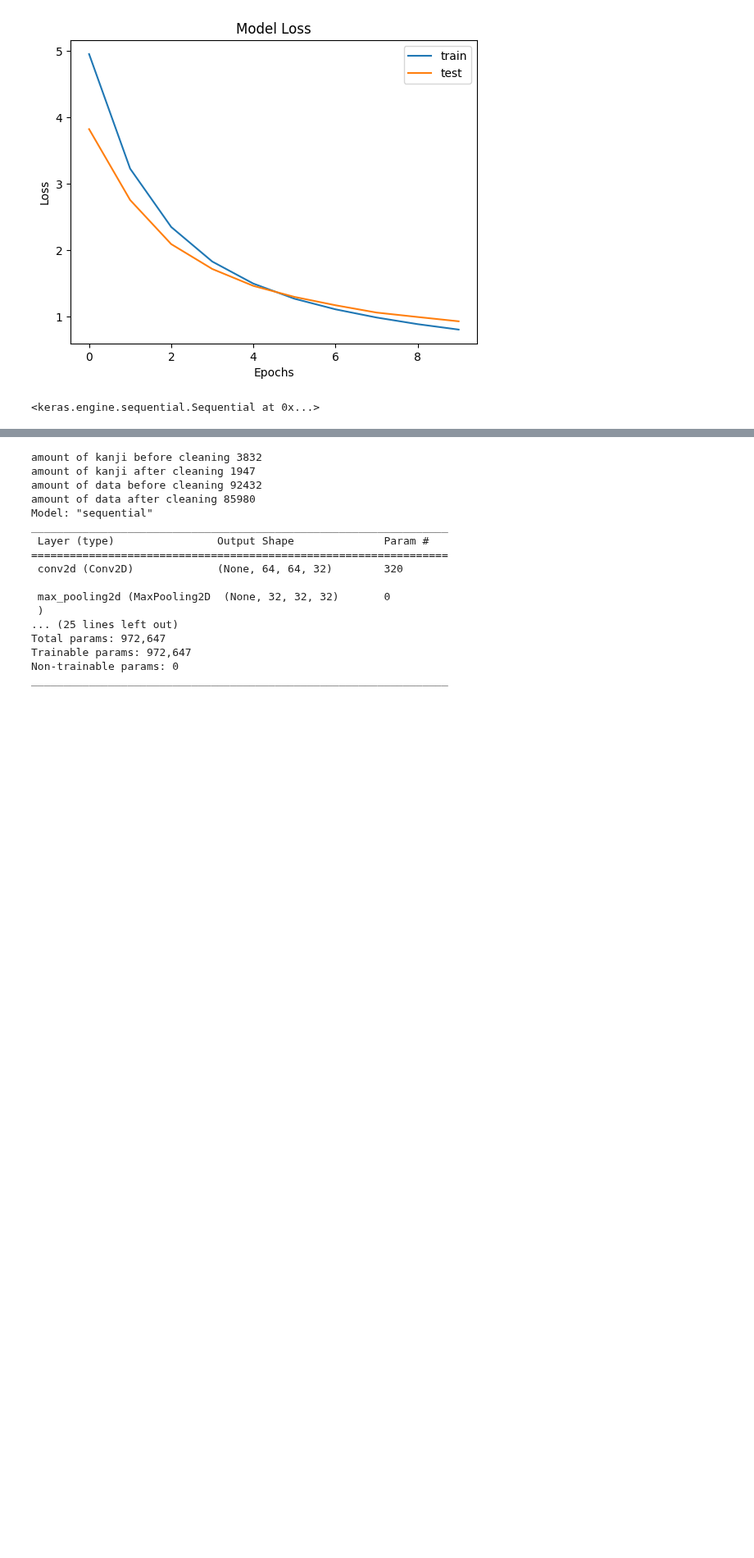
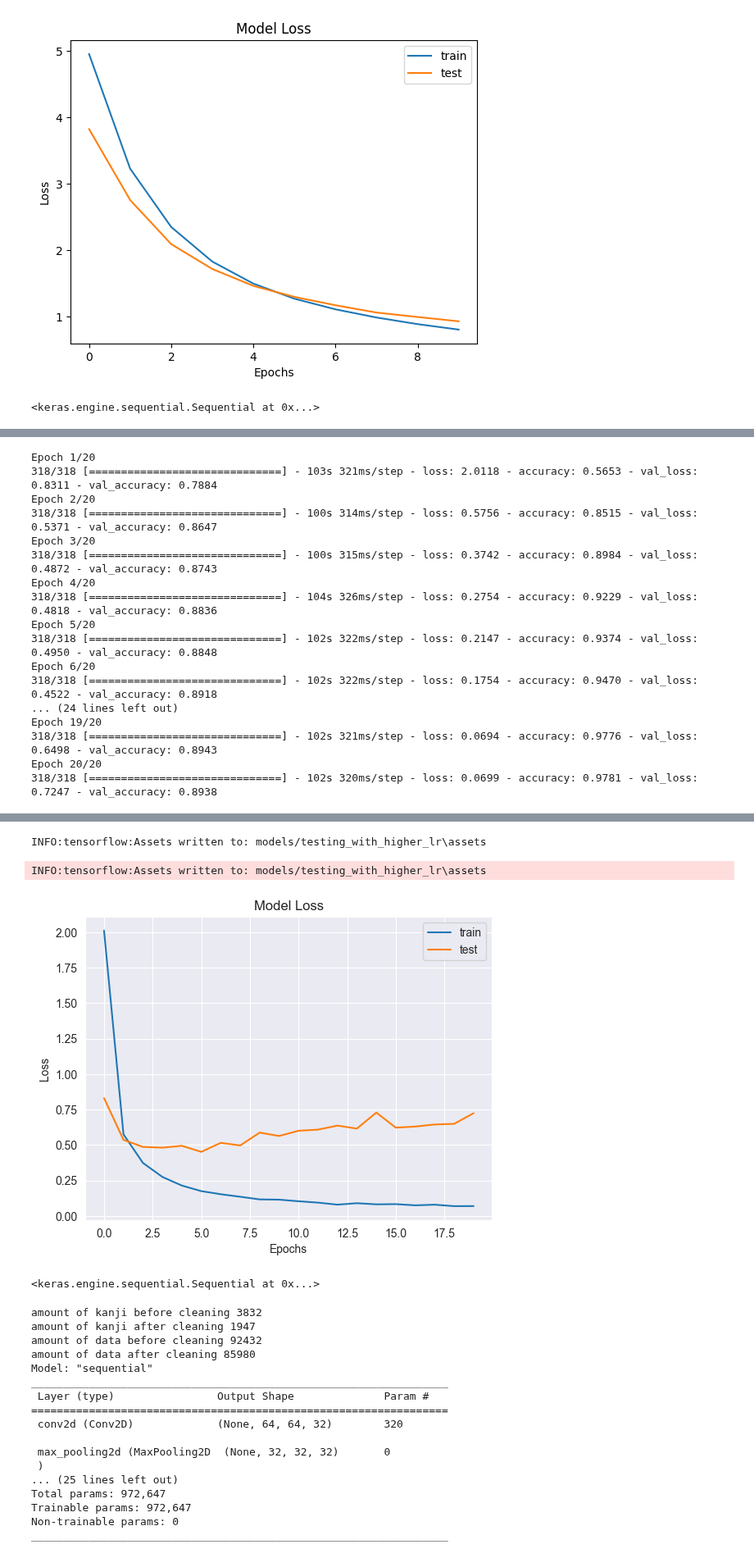
Before and after one commit to krisdanoda/Kanji-recognizer, a Jupyter notebook: Journal/Kris' Journal (to be renamed).ipynb, the cells around one changed output, grey strips where cells are left out. Shown at 82% size. Drawn from its saved outputs; the diff is of its cells as text; code cells hidden in the pictures; blank space fills up the shorter version.

```diff
--- a/Journal/Kris' Journal (to be renamed).ipynb
+++ b/Journal/Kris' Journal (to be renamed).ipynb
@@ -51,3 +51,6 @@ INFO:tensorflow:Assets written to: models/control\assets
 INFO:tensorflow:Assets written to: models/control\assets
 [figure]
 <keras.engine.sequential.Sequential at 0x...>
+# %%
+sequentialModel.run_model("testing_with_higher_lr", 20, 200, learning_rate=0.005,  activation="relu")
+# %% [output]
@@ -53,0 +74,17 @@ INFO:tensorflow:Assets written to: models/control\assets
+Epoch 1/20
+318/318 [==============================] - 103s 321ms/step - loss: 2.0118 - accuracy: 0.5653 - val_loss: 0.8311 - val_accuracy: 0.7884
+Epoch 2/20
+318/318 [==============================] - 100s 314ms/step - loss: 0.5756 - accuracy: 0.8515 - val_loss: 0.5371 - val_accuracy: 0.8647
+Epoch 3/20
+318/318 [==============================] - 100s 315ms/step - loss: 0.3742 - accuracy: 0.8984 - val_loss: 0.4872 - val_accuracy: 0.8743
+Epoch 4/20
+318/318 [==============================] - 104s 326ms/step - loss: 0.2754 - accuracy: 0.9229 - val_loss: 0.4818 - val_accuracy: 0.8836
+Epoch 5/20
+318/318 [==============================] - 102s 322ms/step - loss: 0.2147 - accuracy: 0.9374 - val_loss: 0.4950 - val_accuracy: 0.8848
+Epoch 6/20
+318/318 [==============================] - 102s 322ms/step - loss: 0.1754 - accuracy: 0.9470 - val_loss: 0.4522 - val_accuracy: 0.8918
+... (24 lines left out)
+Epoch 19/20
+318/318 [==============================] - 102s 321ms/step - loss: 0.0694 - accuracy: 0.9776 - val_loss: 0.6498 - val_accuracy: 0.8943
+Epoch 20/20
+318/318 [==============================] - 102s 320ms/step - loss: 0.0699 - accuracy: 0.9781 - val_loss: 0.7247 - val_accuracy: 0.8938
@@ -54,3 +92,7 @@ INFO:tensorflow:Assets written to: models/control\assets
+INFO:tensorflow:Assets written to: models/testing_with_higher_lr\assets
+INFO:tensorflow:Assets written to: models/testing_with_higher_lr\assets
+[figure, added]
+<keras.engine.sequential.Sequential at 0x...>
 # %%
 sequentialModel.run_model("control-with-kanji-filtering", 10, 200, useContoursFiltering=False, useDataFiltering= True)
 # %% [output]
```
Also changed, not shown: parts of 13 cells of this notebook, 30 other files.
